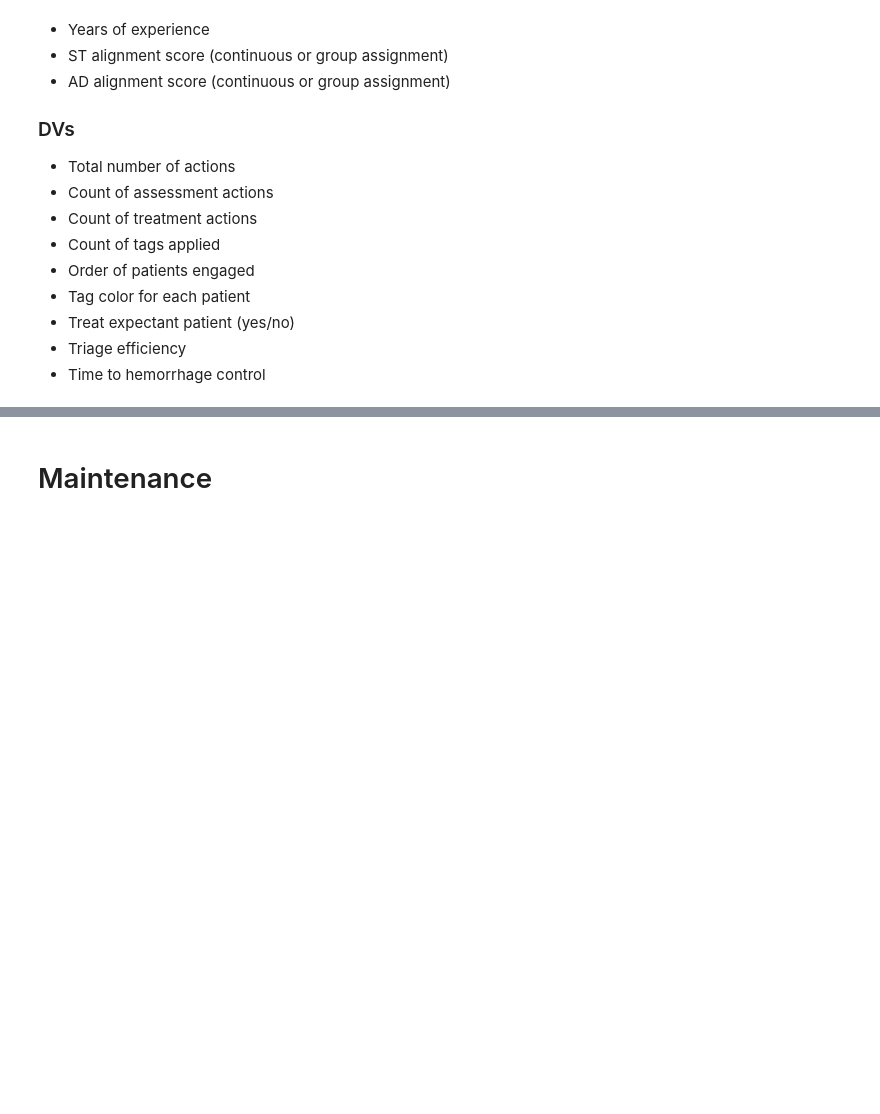
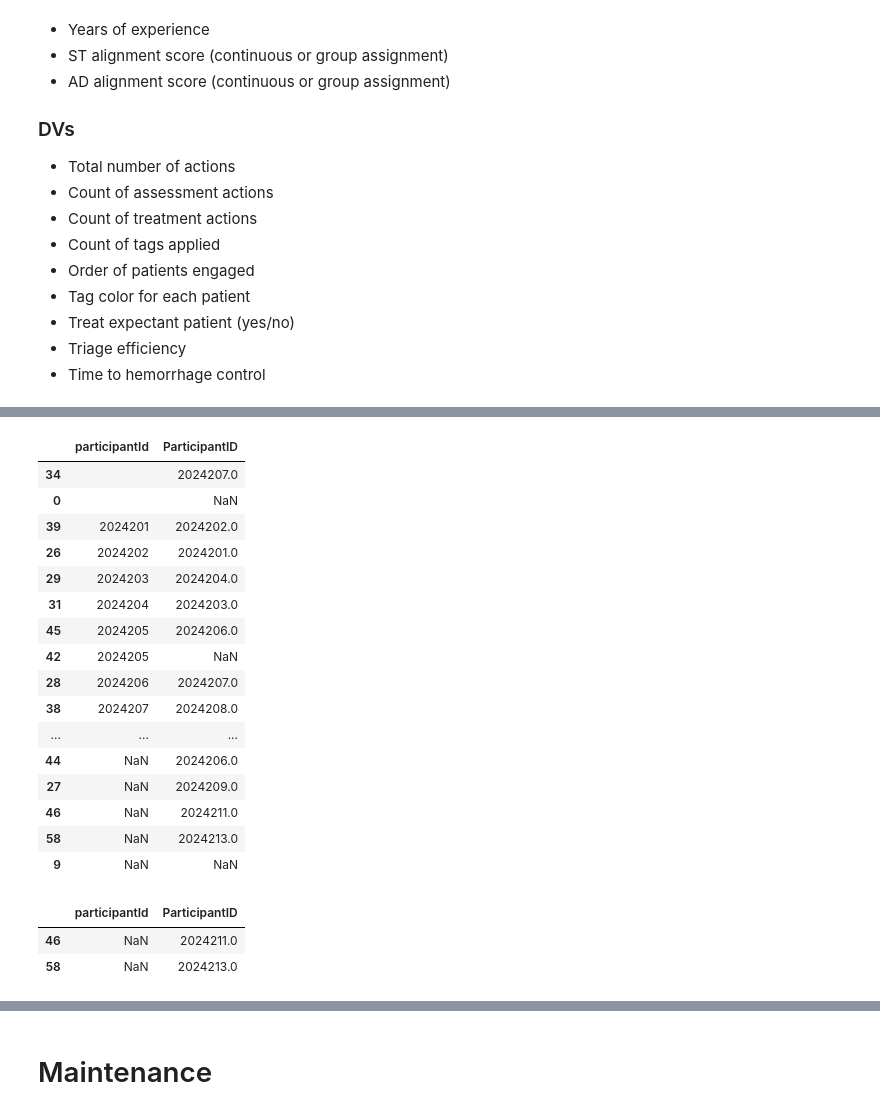
Before and after one commit to dbabbitt/itm-analysis-reporting-1, a Jupyter notebook: explorations/Metrics Evaluation Open World.ipynb, the cells around one changed output, grey strips where cells are left out. Drawn from its saved outputs; the diff is of its cells as text; code cells hidden in the pictures; blank space fills up the shorter version.

```diff
--- a/explorations/Metrics Evaluation Open World.ipynb
+++ b/explorations/Metrics Evaluation Open World.ipynb
@@ -603,0 +686,11 @@ PairGrid_obj = sns.pairplot(anova_df[participant_columns])
+# %%
+
+# Examine the participant ID columns
+columns_list = [cn for cn in file_stats_df.columns if 'partici' in cn.lower()]
+print(columns_list)
+df = file_stats_df[columns_list].drop_duplicates()
+print(df.shape)
+print(df.participantId.unique().tolist())
+print(df.ParticipantID.unique().tolist())
+column_descriptions_df = nu.get_column_descriptions(df)
+column_descriptions_df
@@ -603,0 +705,54 @@ PairGrid_obj = sns.pairplot(anova_df[participant_columns])
+# %%
+
+# Examine the correspondance between the columns
+df.sort_values(['participantId', 'ParticipantID'])
+# %% [output]
+|  | participantId | ParticipantID |
+| 34 |  | 2024207.0 |
+| 0 |  | NaN |
+| 39 | 2024201 | 2024202.0 |
+| 26 | 2024202 | 2024201.0 |
+| 29 | 2024203 | 2024204.0 |
+| 31 | 2024204 | 2024203.0 |
+| 45 | 2024205 | 2024206.0 |
+| 42 | 2024205 | NaN |
+| 28 | 2024206 | 2024207.0 |
+| 38 | 2024207 | 2024208.0 |
+| ... | ... | ... |
+| 44 | NaN | 2024206.0 |
+| 27 | NaN | 2024209.0 |
+| 46 | NaN | 2024211.0 |
+| 58 | NaN | 2024213.0 |
+| 9 | NaN | NaN |
+# %%
+
+# Show any differences between the columns
+def is_numeric(value):
+    try:
+        float(value)
+        return not pd.isna(value)
+    except ValueError: pass
+    try:
+        int(value)
+        return True
+    except ValueError: return False
+
+id_set = set(
+    [int(el) for el in df.participantId.unique() if is_numeric(el)]
+).symmetric_difference(set(
+    [int(el) for el in df.ParticipantID.unique() if is_numeric(el)]
+))
+mask_series = df.participantId.map(lambda x: is_numeric(x))
+if mask_series.any():
+    df2 = df[mask_series]
+    mask_series = df2.participantId.map(lambda x: int(x) in id_set)
+    if mask_series.any(): display(df2[mask_series])
+mask_series = df.ParticipantID.map(lambda x: is_numeric(x))
+if mask_series.any():
+    df2 = df[mask_series]
+    mask_series = df2.ParticipantID.map(lambda x: int(x) in id_set)
+    if mask_series.any(): display(df2[mask_series])
+# %% [output]
+|  | participantId | ParticipantID |
+| 46 | NaN | 2024211.0 |
+| 58 | NaN | 2024213.0 |
```
Also changed, not shown: parts of 22 cells of this notebook, 4 other files.
